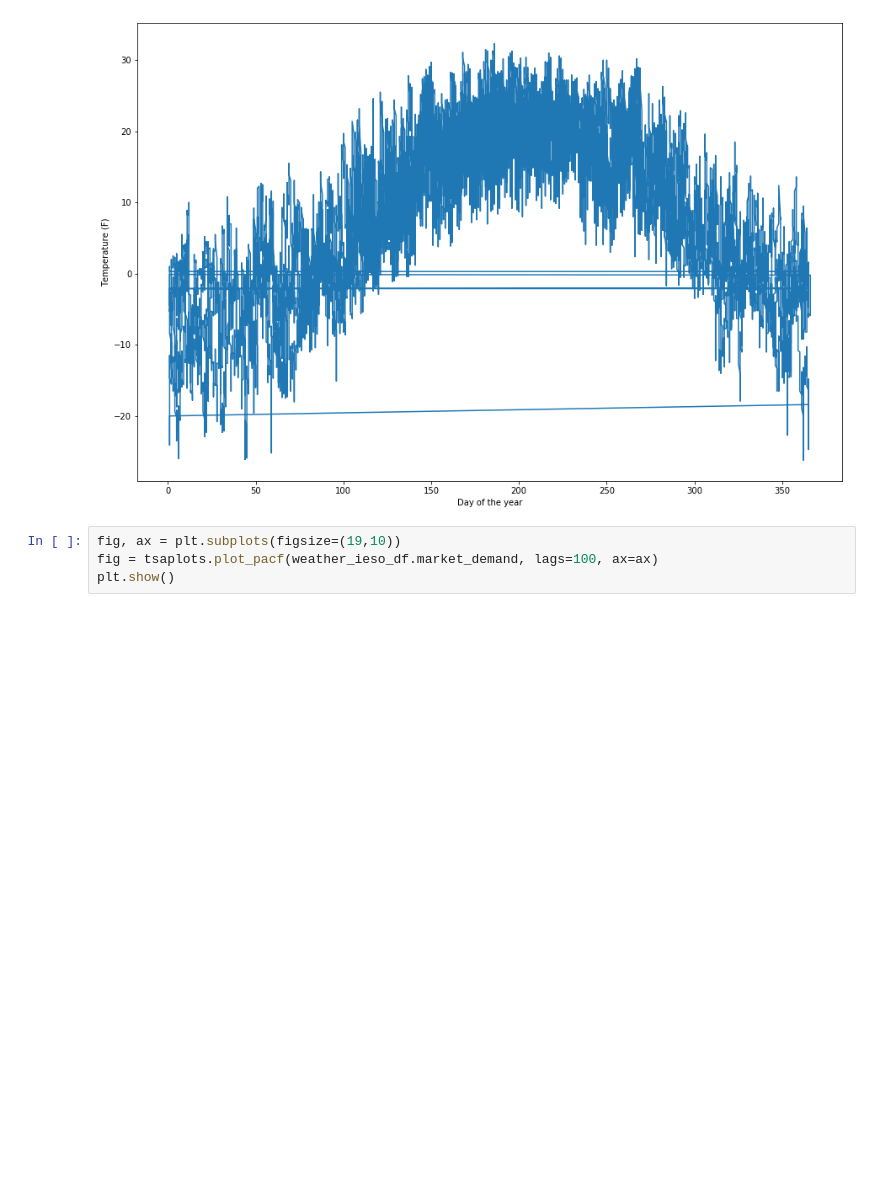
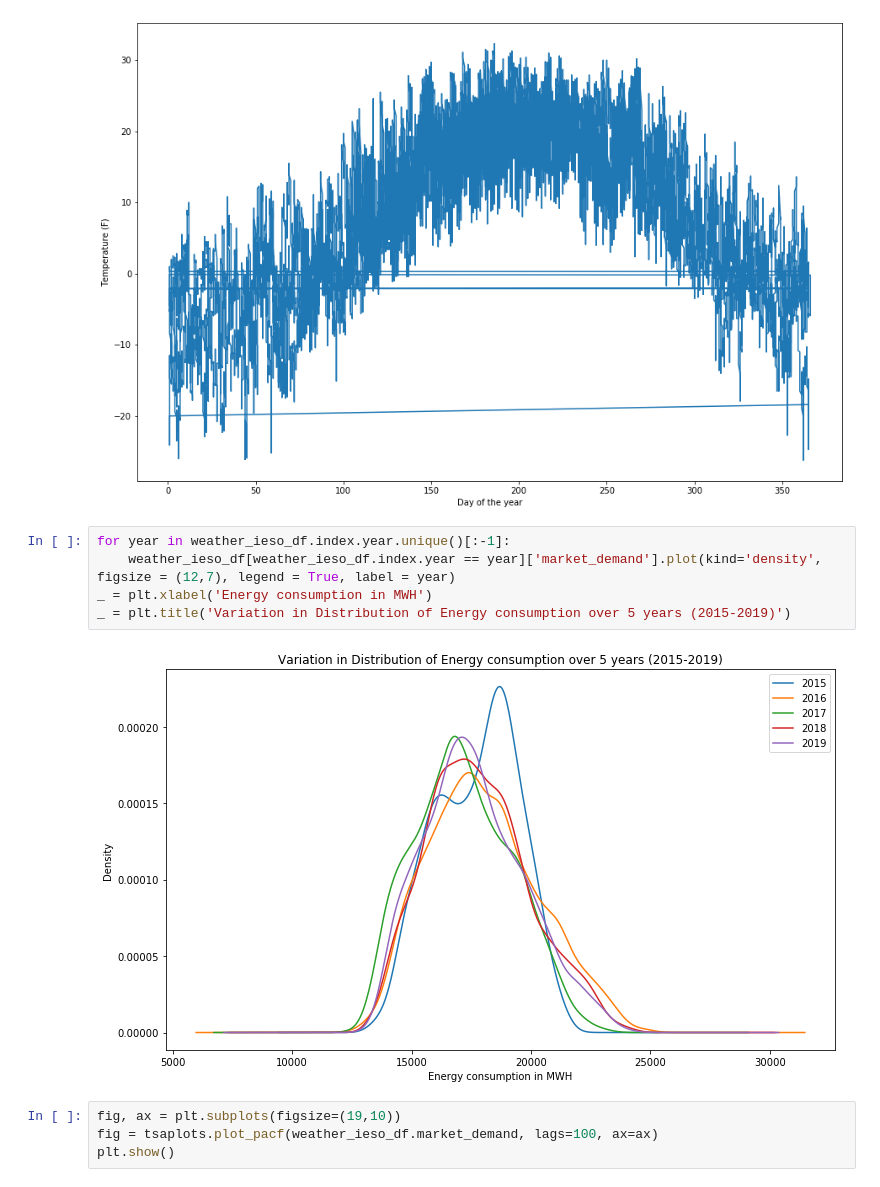
Before and after one commit to camadi/Ontario_Hourly_Electricity_Demand_Forecast, a Jupyter notebook: src/market_demand_prediction.ipynb, the cells around one changed output. Cells and saved outputs as stored; diff of their text form; blank space fills up the shorter version.

```diff
--- a/src/market_demand_prediction.ipynb
+++ b/src/market_demand_prediction.ipynb
@@ -754,6 +695,13 @@ plt.ylabel('Temperature (F)')
 plt.show();
 # %% [output]
 [figure]
+# %%
+for year in weather_ieso_df.index.year.unique()[:-1]:
+    weather_ieso_df[weather_ieso_df.index.year == year]['market_demand'].plot(kind='density', figsize = (12,7), legend = True, label = year)
+_ = plt.xlabel('Energy consumption in MWH')
+_ = plt.title('Variation in Distribution of Energy consumption over 5 years (2015-2019)')
+# %% [output]
+[figure, added]
 # %%
 fig, ax = plt.subplots(figsize=(19,10))
 fig = tsaplots.plot_pacf(weather_ieso_df.market_demand, lags=100, ax=ax)
```
Also changed, not shown: parts of 12 cells of this notebook.
